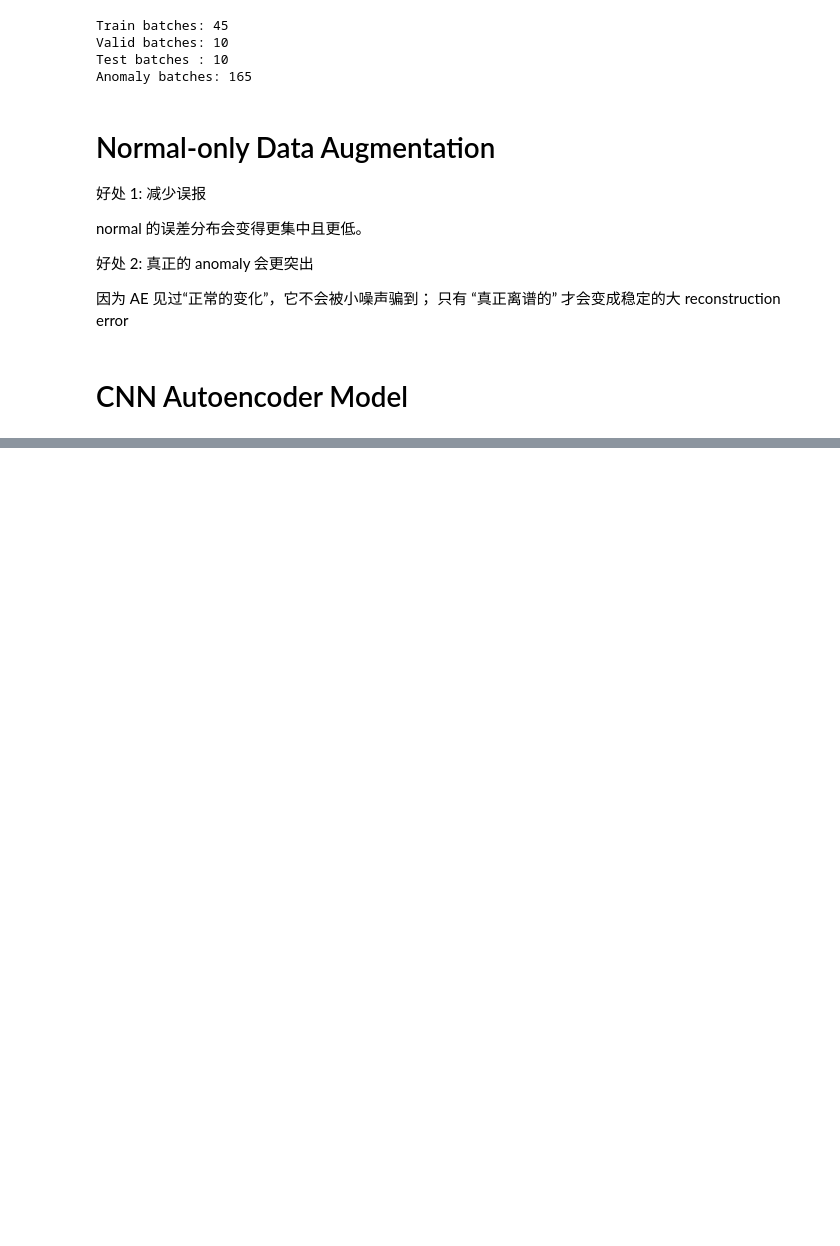
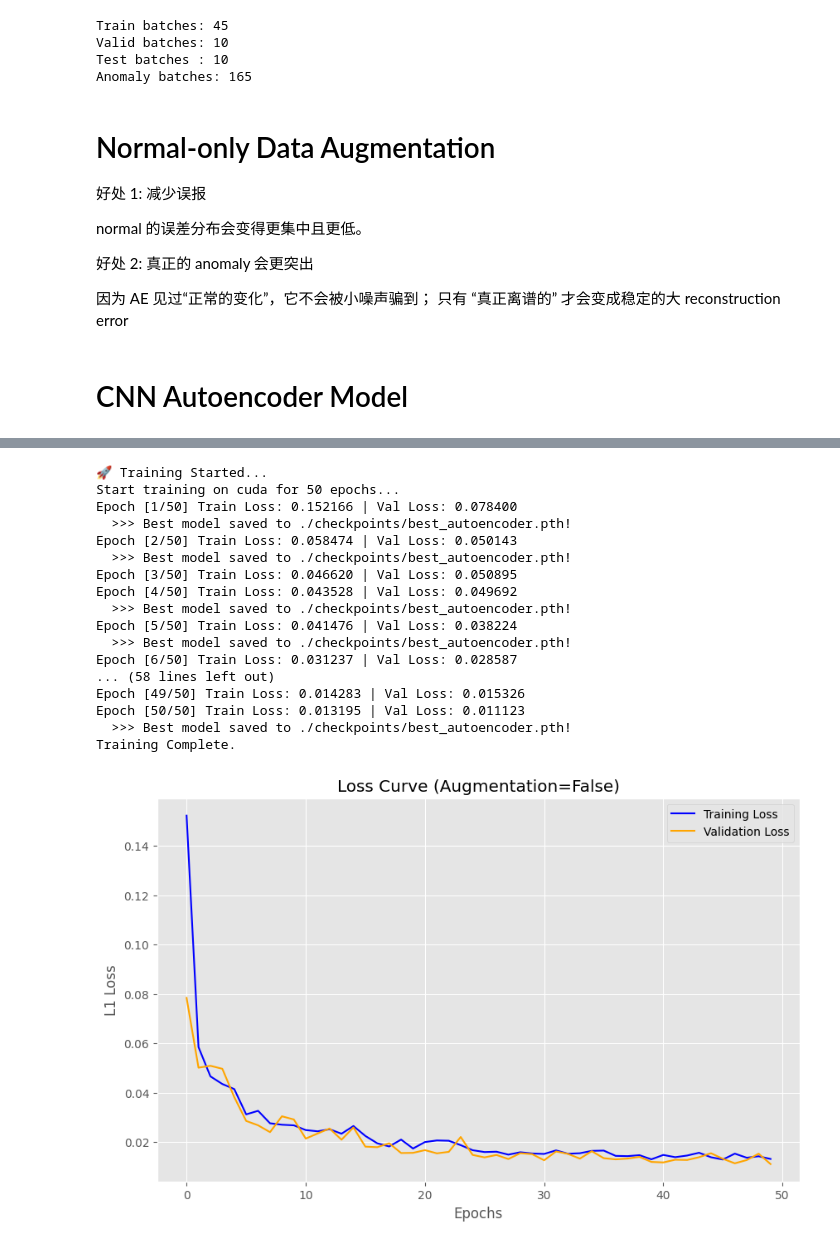
Before and after one commit to Makiato1999/ECG-Detector, a Jupyter notebook: anomaly_detection_cnn_autoencoders.ipynb, the cells around one changed output, grey strips where cells are left out. Saved outputs shown, nothing was run; the diff lists cells and outputs as text; code cells hidden in the pictures; blank space fills up the shorter version.

```diff
--- a/anomaly_detection_cnn_autoencoders.ipynb
+++ b/anomaly_detection_cnn_autoencoders.ipynb
@@ -370,3 +376,15 @@ plot_waveform_overlay(normal_df, anomaly_df, n_samples=150)
+# %%
+from dataclasses import dataclass
+
+@dataclass
+class Config:
+    epochs: int = 50
+    learning_rate: float = 0.001
+    batch_size: int = 64
+    use_augmentation: bool = False
+    device: str = 'cuda' if torch.cuda.is_available() else 'cpu'
+    save_path: str = './checkpoints'
+    model_name: str = 'best_autoencoder.pth'
 # %% [markdown]
 # Normal-only Scaler
 
@@ -632,8 +645,4 @@ class ECG_AutoEncoder_K(nn.Module):
         x = self.dense_out(x) # -> (Batch, 187)
 
         return x
-# %%
-device = torch.device("cuda" if torch.cuda.is_available() else "cpu")
-
-model = ECG_AutoEncoder_K().to(device)
 # %%
@@ -711 +724,41 @@ Epoch [50/50] Train Loss: 0.008849 | Val Loss: 0.008911
+# %%
+config = Config(
+    epochs=50,
+    learning_rate=0.001,
+    batch_size=64,
+    use_augmentation=False,
+    device='cuda' if torch.cuda.is_available() else 'cpu'
+)
+model = ECG_AutoEncoder_K()
+print("🚀 Training Started...")
+history = train_model(model, train_loader, validate_loader, config)
+
+plt.figure(figsize=(10, 6))
+plt.plot(history['train_loss'], label='Training Loss', color='blue')
+plt.plot(history['val_loss'], label='Validation Loss', color='orange')
+plt.title(f'Loss Curve (Augmentation={config.use_augmentation})')
+plt.xlabel('Epochs')
+plt.ylabel('L1 Loss')
+plt.legend()
+plt.grid(True)
+plt.show()
+# %% [output]
+🚀 Training Started...
+Start training on cuda for 50 epochs...
+Epoch [1/50] Train Loss: 0.152166 | Val Loss: 0.078400
+  >>> Best model saved to ./checkpoints/best_autoencoder.pth!
+Epoch [2/50] Train Loss: 0.058474 | Val Loss: 0.050143
+  >>> Best model saved to ./checkpoints/best_autoencoder.pth!
+Epoch [3/50] Train Loss: 0.046620 | Val Loss: 0.050895
+Epoch [4/50] Train Loss: 0.043528 | Val Loss: 0.049692
+  >>> Best model saved to ./checkpoints/best_autoencoder.pth!
+Epoch [5/50] Train Loss: 0.041476 | Val Loss: 0.038224
+  >>> Best model saved to ./checkpoints/best_autoencoder.pth!
+Epoch [6/50] Train Loss: 0.031237 | Val Loss: 0.028587
+... (58 lines left out)
+Epoch [49/50] Train Loss: 0.014283 | Val Loss: 0.015326
+Epoch [50/50] Train Loss: 0.013195 | Val Loss: 0.011123
+  >>> Best model saved to ./checkpoints/best_autoencoder.pth!
+Training Complete.
+[figure, added]
 # %%
```
Also changed, not shown: parts of 17 cells of this notebook.
